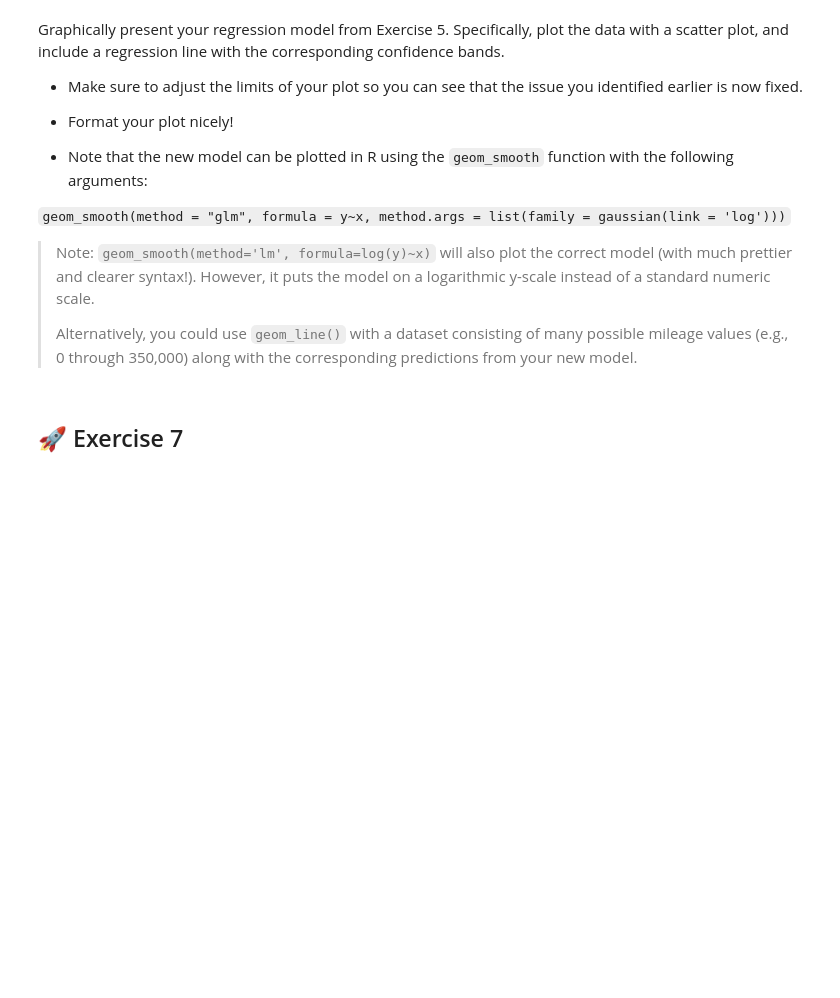
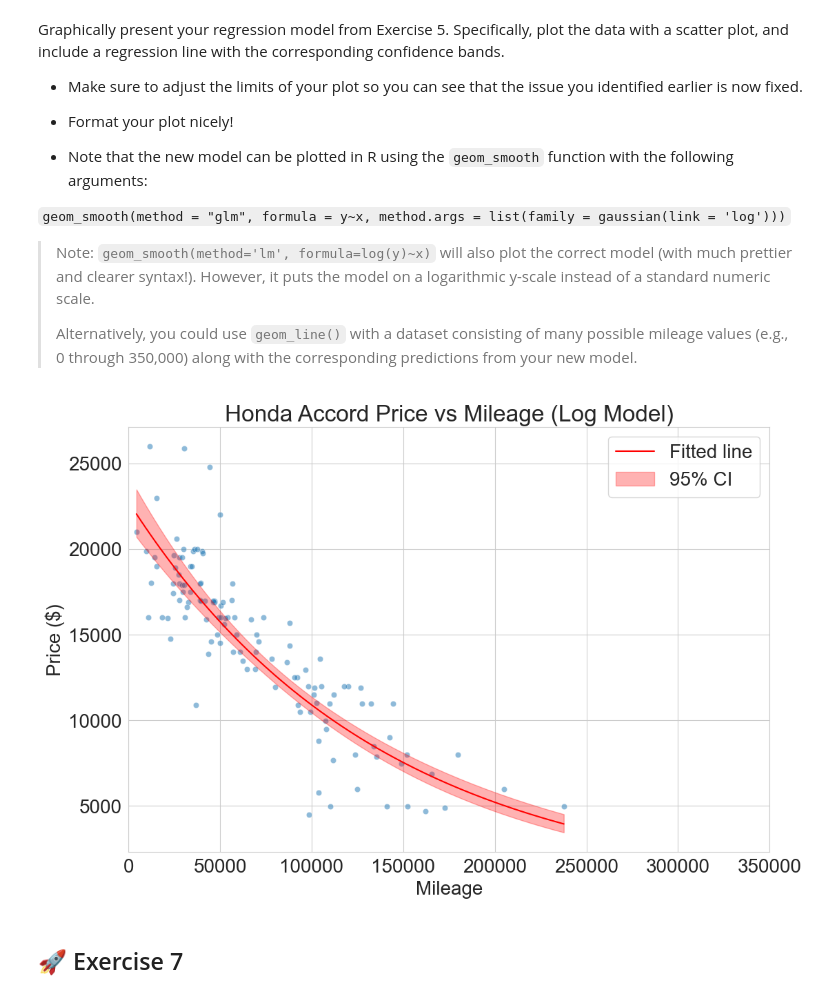
Before and after one commit to MdMostafizurRahaman/Machine-Learning, a Jupyter notebook: Exercise-1/linear-regression-exercises.ipynb, the cells around one changed output. Cells and saved outputs as stored; diff of their text form; code cells hidden in the pictures; blank space fills up the shorter version.

```diff
--- a/Exercise-1/linear-regression-exercises.ipynb
+++ b/Exercise-1/linear-regression-exercises.ipynb
@@ -140,0 +223,15 @@ Use your new model to predict the price (in dollars) of a Honda Accord with a mi
+# %%
+# Refit model with log(price)
+import numpy as np
+
+X_accords = sm.add_constant(accords['mileage'])
+y_log = np.log(accords['price'])
+model_log = sm.OLS(y_log, X_accords).fit()
+
+# Predict for 50,000 miles
+pred_50k = np.exp(model_log.predict(pd.DataFrame({'const': 1, 'mileage': 50000}, index=[0])))
+print(f"Predicted price for 50,000 miles: ${pred_50k[0]:.0f}")
+
+# Predict for 300,000 miles
+pred_300k = np.exp(model_log.predict(pd.DataFrame({'const': 1, 'mileage': 300000}, index=[0])))
+print(f"Predicted price for 300,000 miles: ${pred_300k[0]:.0f}")
@@ -160,3 +258,24 @@ a scatter plot, and include a regression line with the corresponding confidence
+# %%
+# Plot the log-transformed model
+sns.scatterplot(data=accords, x='mileage', y='price', alpha=0.5)
+
+# Generate predictions
+mileage_range = np.linspace(accords['mileage'].min(), accords['mileage'].max(), 100)
+X_pred = sm.add_constant(mileage_range)
+pred_log = model_log.get_prediction(X_pred)
+pred_mean = np.exp(pred_log.predicted_mean)
+pred_ci = np.exp(pred_log.conf_int())
+
+plt.plot(mileage_range, pred_mean, color='red', label='Fitted line')
+plt.fill_between(mileage_range, pred_ci[:, 0], pred_ci[:, 1], alpha=0.3, color='red', label='95% CI')
+plt.title('Honda Accord Price vs Mileage (Log Model)')
+plt.xlabel('Mileage')
+plt.ylabel('Price ($)')
+plt.xlim(0, 350000)
+plt.legend()
+plt.show()
+# %% [output]
+[figure, added]
 # %% [markdown]
 ## 🚀 Exercise 7
 # %% [markdown]
```
Also changed, not shown: parts of 36 cells of this notebook, 1 other file.
